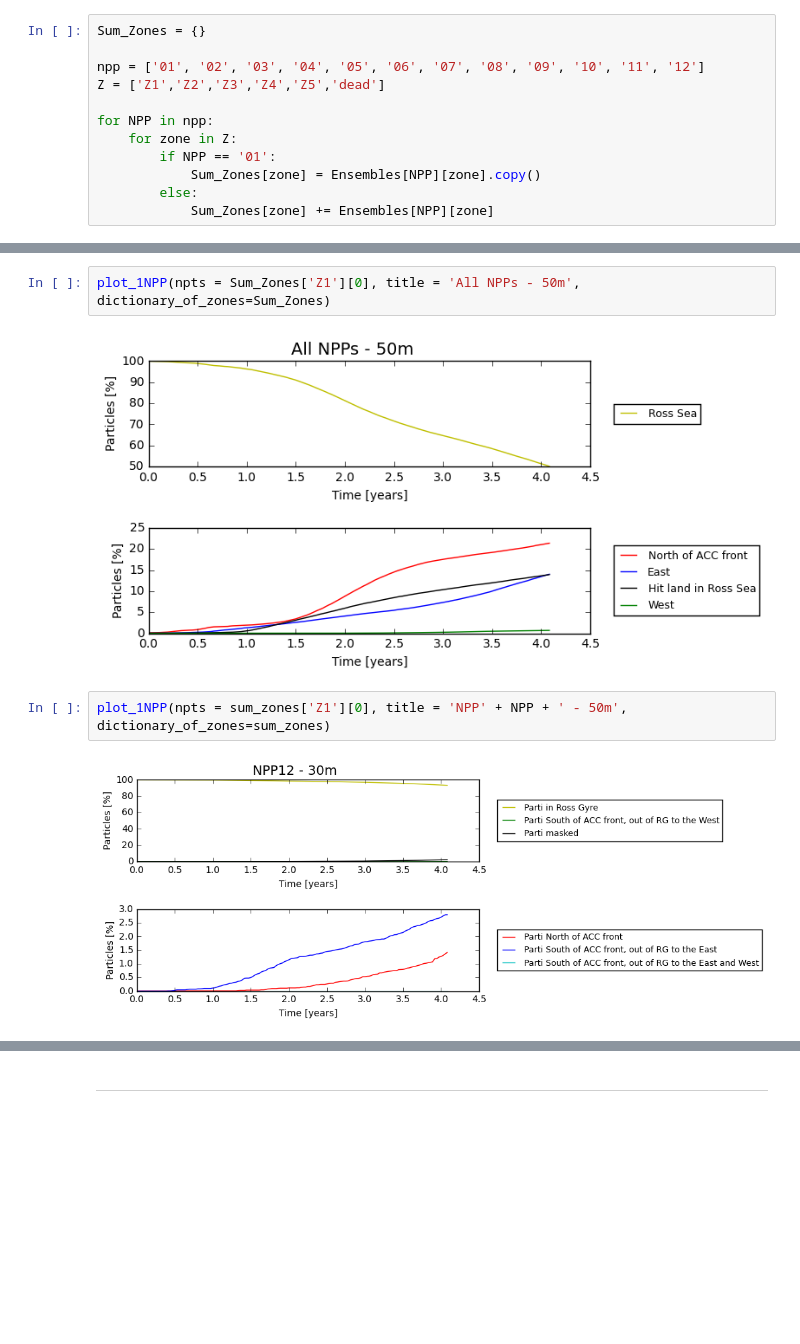
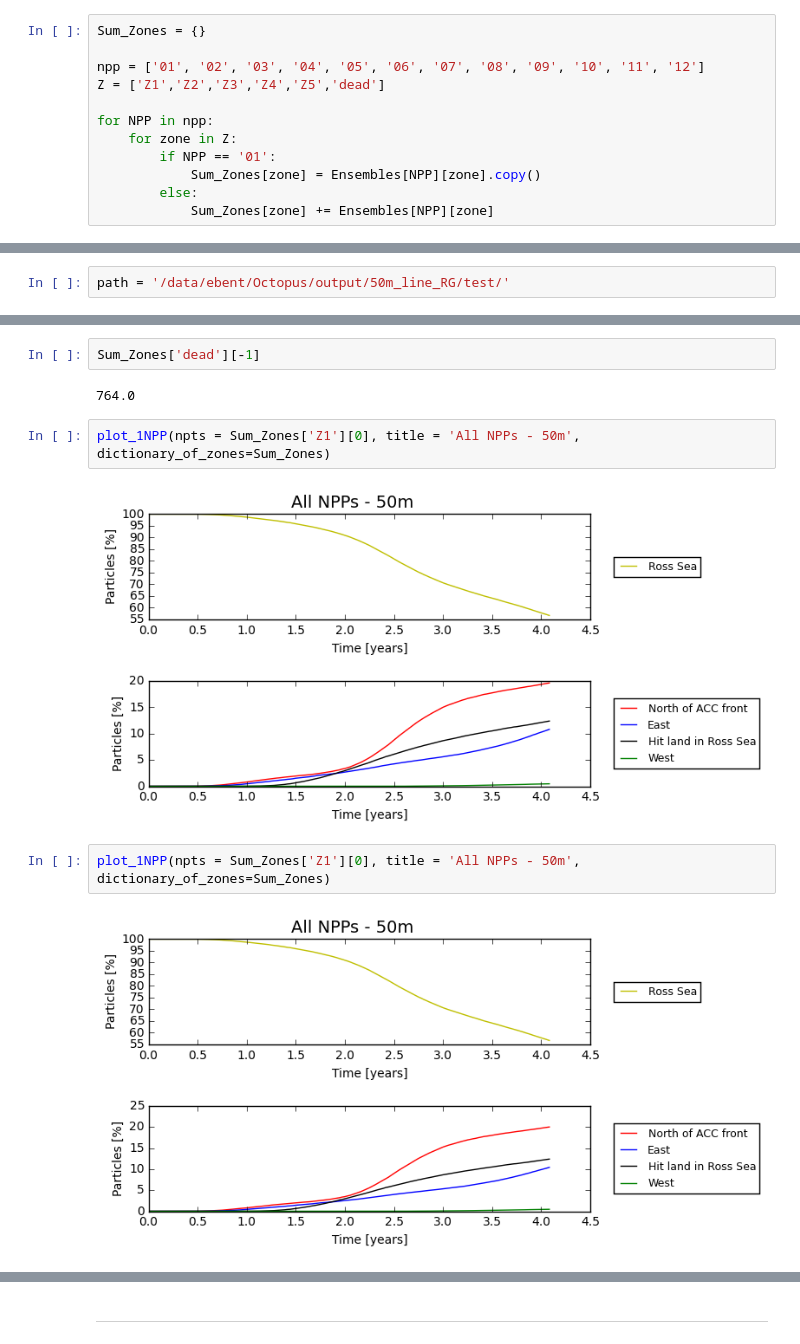
Before and after one commit to telot-em/SIO_internship, a Jupyter notebook: 50m_line_RG.ipynb, the cells around one changed output, grey strips where cells are left out. Saved outputs shown, nothing was run; the diff lists cells and outputs as text; blank space fills up the shorter version.

```diff
--- a/50m_line_RG.ipynb
+++ b/50m_line_RG.ipynb
@@ -663,3 +868,5 @@ pickle_save('Sum_Zones', path, Sum_Zones)
+# %%
+path = '/data/ebent/Octopus/output/50m_line_RG/test/'
 # %%
 Sum_Zones = pickle_load('Sum_Zones', path)
 # %% [output]
@@ -667,9 +903,13 @@ Sum_Zones = pickle_load('Sum_Zones', path)
+# %%
+Sum_Zones['dead'][-1]
+# %% [output]
+764.0
 # %%
 plot_1NPP(npts = Sum_Zones['Z1'][0], title = 'All NPPs - 50m', dictionary_of_zones=Sum_Zones)
 # %% [output]
-[figure, old version]
+[figure, new version]
 # %%
-plot_1NPP(npts = sum_zones['Z1'][0], title = 'NPP' + NPP + ' - 50m', dictionary_of_zones=sum_zones)
+plot_1NPP(npts = Sum_Zones['Z1'][0], title = 'All NPPs - 50m', dictionary_of_zones=Sum_Zones)
 # %% [output]
-[figure, old version]
+[figure, new version]
 # %%
```
Also changed, not shown: parts of 143 cells of this notebook, 9 other files.
